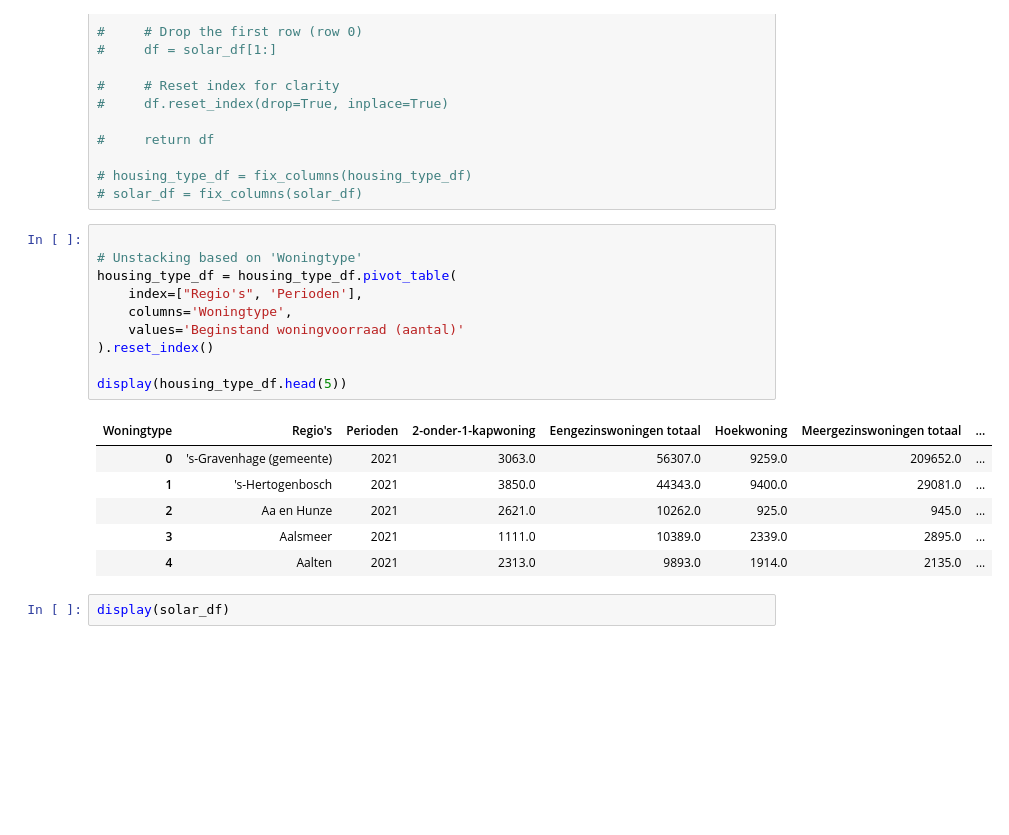
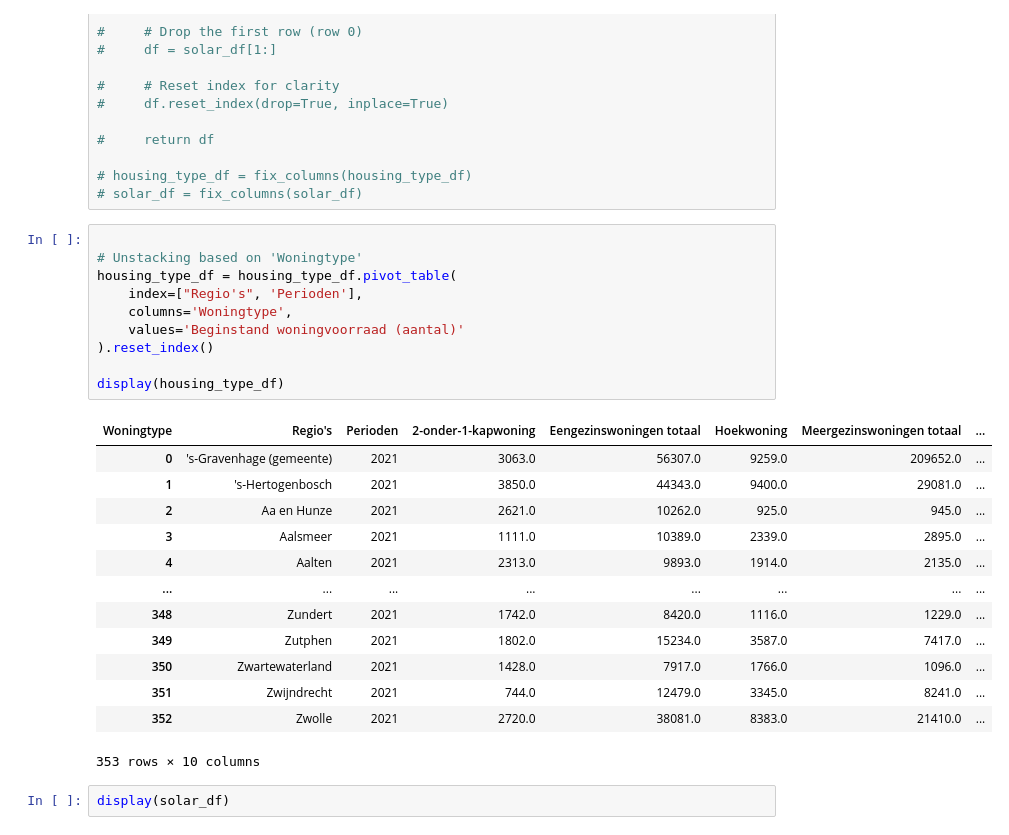
Before and after one commit to juliusj03/Spatial-data-science-solar, a Jupyter notebook: solar.ipynb, the cells around one changed output. Cells and saved outputs as stored; diff of their text form; blank space fills up the shorter version.

```diff
--- a/solar.ipynb
+++ b/solar.ipynb
@@ -96,20 +96,27 @@ In het begin werkten de tabellen kut maar met andere download is dit niet echt m
 # %%
 
 # Unstacking based on 'Woningtype'
 housing_type_df = housing_type_df.pivot_table(
     index=["Regio's", 'Perioden'],
     columns='Woningtype',
     values='Beginstand woningvoorraad (aantal)'
 ).reset_index()
 
-display(housing_type_df.head(5))
+display(housing_type_df)
 # %% [output]
 | Woningtype | Regio's | Perioden | 2-onder-1-kapwoning | Eengezinswoningen totaal | Hoekwoning | Meergezinswoningen totaal | ... |
 | 0 | 's-Gravenhage (gemeente) | 2021 | 3063.0 | 56307.0 | 9259.0 | 209652.0 | ... |
 | 1 | 's-Hertogenbosch | 2021 | 3850.0 | 44343.0 | 9400.0 | 29081.0 | ... |
 | 2 | Aa en Hunze | 2021 | 2621.0 | 10262.0 | 925.0 | 945.0 | ... |
 | 3 | Aalsmeer | 2021 | 1111.0 | 10389.0 | 2339.0 | 2895.0 | ... |
 | 4 | Aalten | 2021 | 2313.0 | 9893.0 | 1914.0 | 2135.0 | ... |
+| ... | ... | ... | ... | ... | ... | ... | ... |
+| 348 | Zundert | 2021 | 1742.0 | 8420.0 | 1116.0 | 1229.0 | ... |
+| 349 | Zutphen | 2021 | 1802.0 | 15234.0 | 3587.0 | 7417.0 | ... |
+| 350 | Zwartewaterland | 2021 | 1428.0 | 7917.0 | 1766.0 | 1096.0 | ... |
+| 351 | Zwijndrecht | 2021 | 744.0 | 12479.0 | 3345.0 | 8241.0 | ... |
+| 352 | Zwolle | 2021 | 2720.0 | 38081.0 | 8383.0 | 21410.0 | ... |
+353 rows × 10 columns
 # %%
 display(solar_df)
 # %% [output]
```
Also changed, not shown: parts of 2 cells of this notebook.
